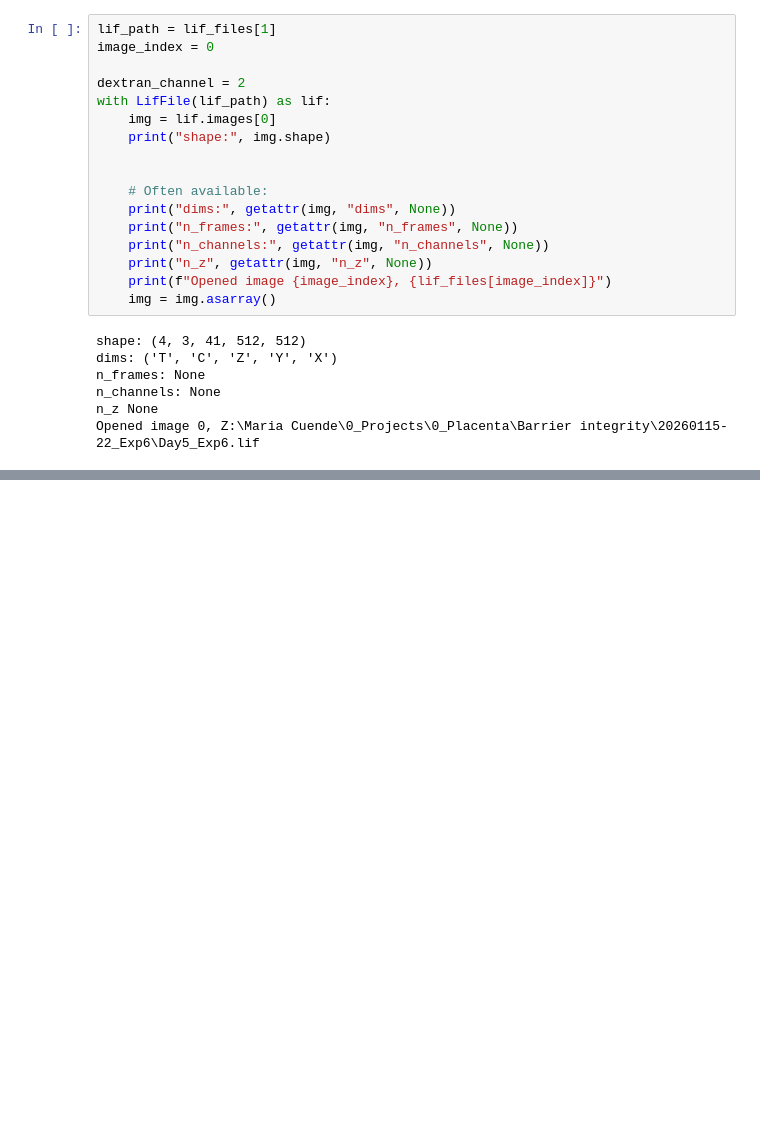
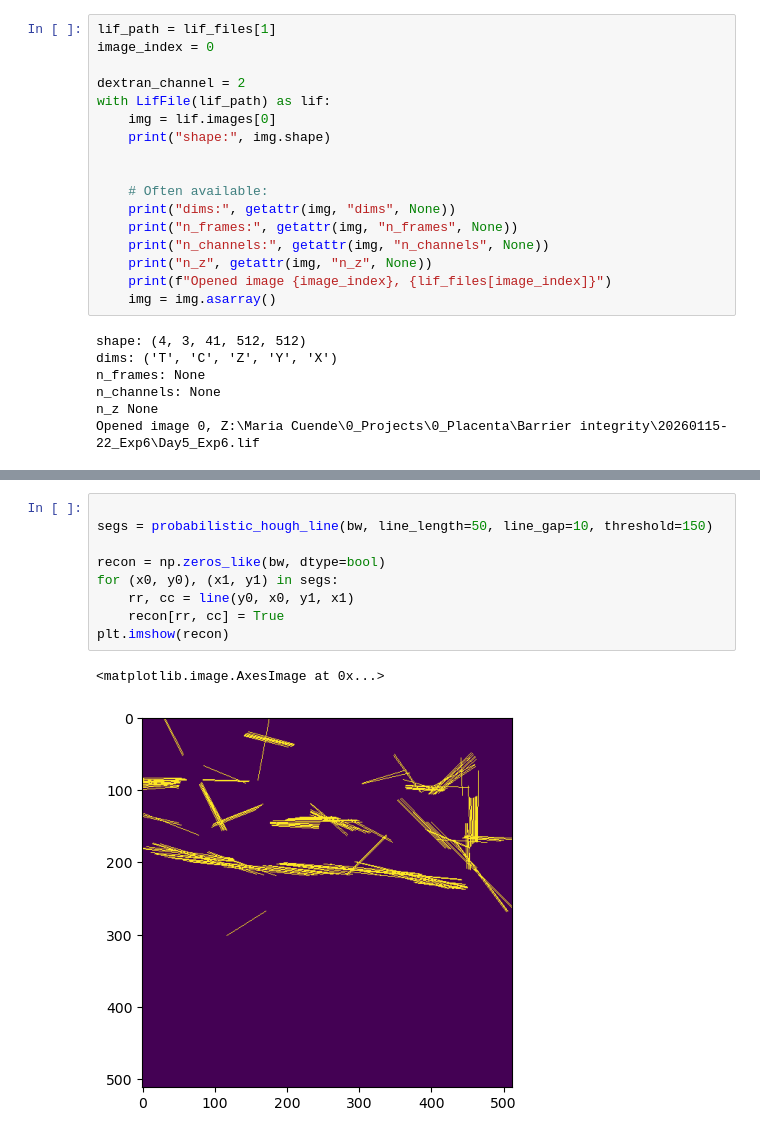
Before and after one commit to isobelth/image_quantification, a Jupyter notebook: Vasculature/placenta_perfusion.ipynb, the cells around one changed output, grey strips where cells are left out. Cells and saved outputs as stored; diff of their text form; blank space fills up the shorter version.

```diff
--- a/Vasculature/placenta_perfusion.ipynb
+++ b/Vasculature/placenta_perfusion.ipynb
@@ -175,0 +194,12 @@ plt.imshow(sobel(gaussian(slice)), cmap='gray')
+# %%
+
+segs = probabilistic_hough_line(bw, line_length=50, line_gap=10, threshold=150)
+
+recon = np.zeros_like(bw, dtype=bool)
+for (x0, y0), (x1, y1) in segs:
+    rr, cc = line(y0, x0, y1, x1)
+    recon[rr, cc] = True
+plt.imshow(recon)
+# %% [output]
+<matplotlib.image.AxesImage at 0x...>
+[figure, added]
```
Also changed, not shown: parts of 11 cells of this notebook.
